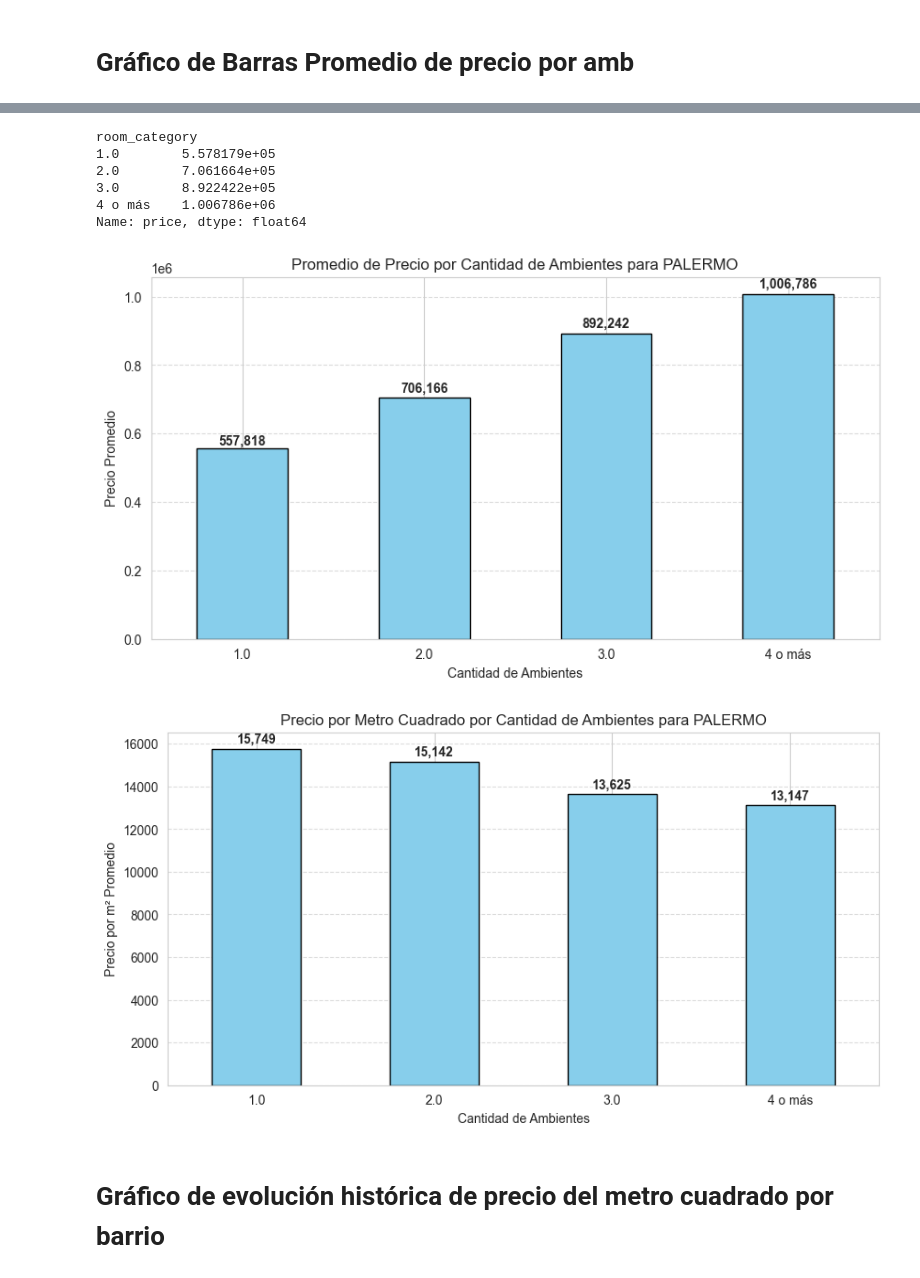
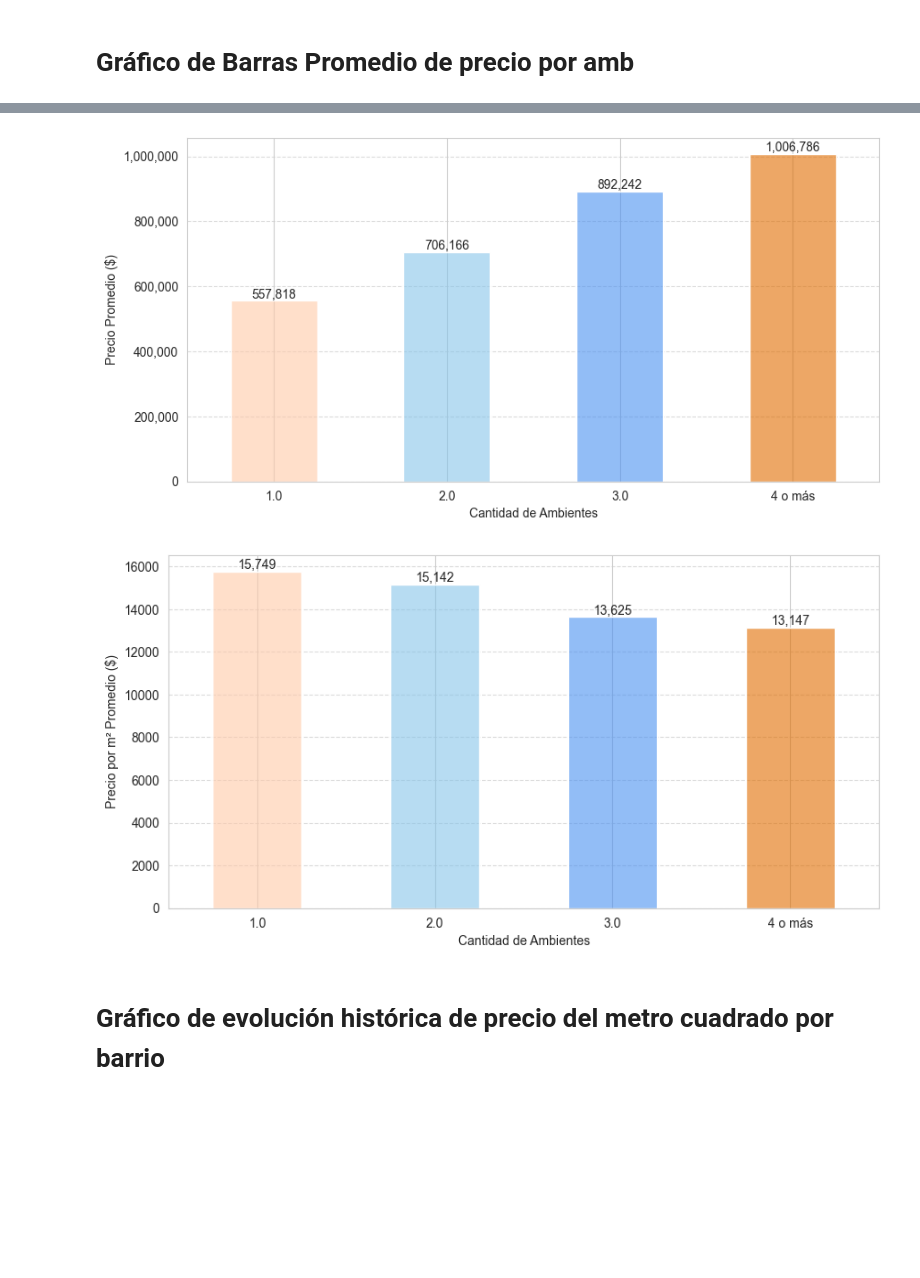
Before and after one commit to Handerllon/observatorio-inmobiliario-scrapping, a Jupyter notebook: Reporting/workdir/metric_generator.ipynb, the cells around one changed output, grey strips where cells are left out. Drawn from its saved outputs; the diff is of its cells as text; code cells hidden in the pictures; blank space fills up the shorter version.

```diff
--- a/Reporting/workdir/metric_generator.ipynb
+++ b/Reporting/workdir/metric_generator.ipynb
@@ -511,6 +519,7 @@ plt.show()
 # %%
 import pandas as pd
 import matplotlib.pyplot as plt
+from matplotlib.ticker import FuncFormatter
 
 df_filtered = df_new.copy(deep=True)
 df_filtered = df_filtered[df_filtered["normalized_neighborhood"] == BARRIO]
@@ -520,48 +529,49 @@ df_filtered['room_category'] = df_filtered['rooms'].apply(lambda x: x if x < 4 e
 df_filtered['price'] = pd.to_numeric(df_filtered['price'], errors='coerce')  # Convertir a número, manejando errores
 
 
 # Calcular el promedio de precio por cantidad de ambientes
 avg_price = df_filtered.groupby('room_category')['price'].mean()
-print(avg_price)
 
 # Calcular el precio por metro cuadrado por cantidad de ambientes
 df_filtered['price_per_m2'] = df_filtered['price'] / df_filtered['total_area']
 avg_price_per_m2 = df_filtered.groupby('room_category')['price_per_m2'].mean()
 
+colors = ['#FFCAA8', '#87C5EA', '#4A91F1', '#E16D00']
+
 # Gráfico de barras - Promedio de precio por cantidad de ambientes
 plt.figure(figsize=(10, 5))
-ax = avg_price.plot(kind='bar', color='skyblue', edgecolor='black')
+ax1 = avg_price.plot(kind='bar', color=[c + '99' for c in colors])  # Agregar leve transparencia
 # Agregar valores encima de cada barra
 for i, value in enumerate(avg_price):
-    ax.text(i, value + (value * 0.02), f'{value:,.0f}', ha='center', fontsize=10, fontweight='bold')
-plt.title(f'Promedio de Precio por Cantidad de Ambientes para {BARRIO}')
+    ax1.text(i, value + (value * 0.01), f'{value:,.0f}', ha='center', fontsize=10)
+
+# Función para formatear el eje Y
+def format_yaxis(value, tick_number):
+    return '{:,.0f}'.format(value)
+
+# Aplicar el formateador al eje Y
+plt.gca().yaxis.set_major_formatter(FuncFormatter(format_yaxis))
 plt.xlabel('Cantidad de Ambientes')
 plt.ylabel('Precio Promedio ($)')
 plt.xticks(rotation=0)
 plt.grid(axis='y', linestyle='--', alpha=0.7)
 plt.show()
 
 # Gráfico de barras - Precio por metro cuadrado por cantidad de ambientes
 plt.figure(figsize=(10, 5))
-ax = avg_price_per_m2.plot(kind='bar', color='skyblue', edgecolor='black')
+ax2 = avg_price_per_m2.plot(kind='bar', color=[c + '99' for c in colors])  # Agregar leve transparencia
 # Agregar valores encima de cada barra
 for i, value in enumerate(avg_price_per_m2):
-    ax.text(i, value + (value * 0.02), f'{value:,.0f}', ha='center', fontsize=10, fontweight='bold')
-plt.title('Precio por Metro Cuadrado por Cantidad de Ambientes para {}'.format(BARRIO))
+    ax2.text(i, value + (value * 0.01), f'{value:,.0f}', ha='center', fontsize=10)
+plt.gca().yaxis.set_major_formatter(FuncFormatter(format_yaxis))
 plt.xlabel('Cantidad de Ambientes')
 plt.ylabel('Precio por m² Promedio ($)')
 plt.xticks(rotation=0)
 plt.grid(axis='y', linestyle='--', alpha=0.7)
 plt.show()
 # %% [output]
-room_category
-1.0        5.578179e+05
-2.0        7.061664e+05
-3.0        8.922422e+05
-4 o más    1.006786e+06
-Name: price, dtype: float64
-[figure, old version]
+[figure, new version]
-[figure, old version]
+[figure, new version]
 # %% [markdown]
 # Gráfico de evolución histórica de precio del metro cuadrado por barrio
 # %%
```
Also changed, not shown: parts of 6 cells of this notebook.
